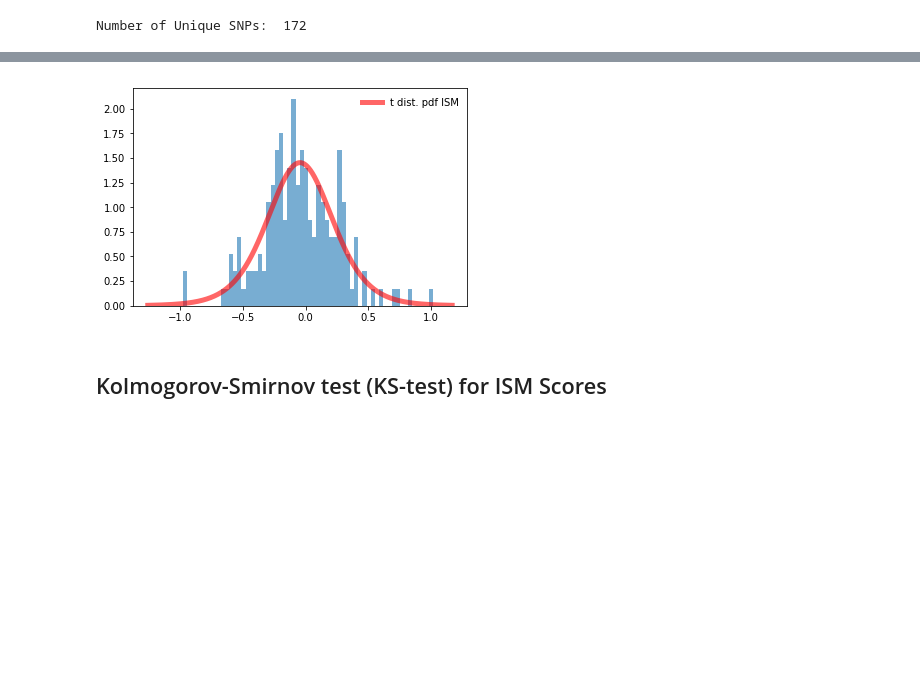
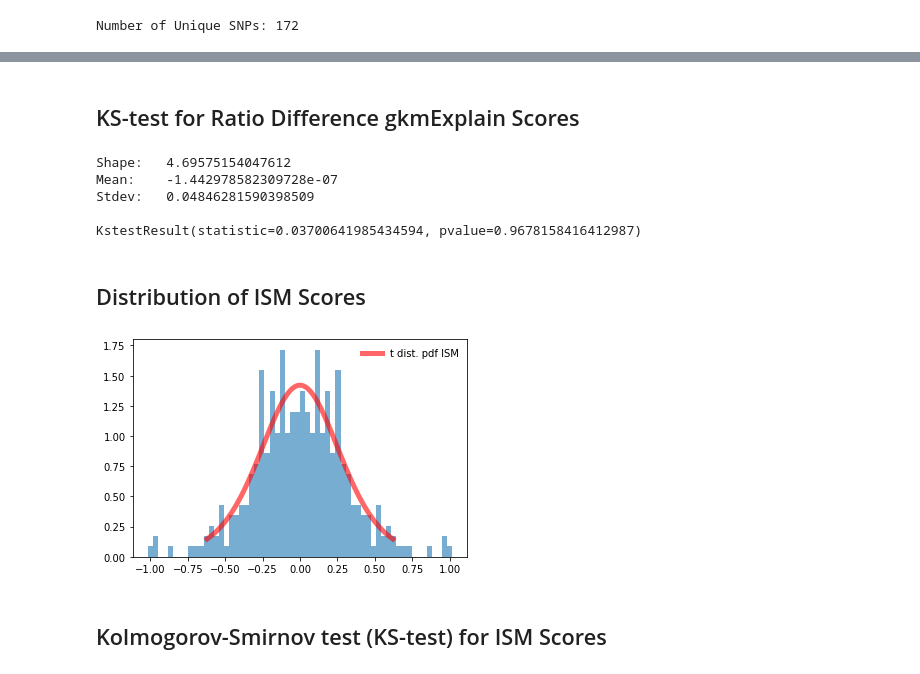
Before and after one commit to kundajelab/alzheimers_parkinsons, a Jupyter notebook: clusters_gkmsvm/notebooks/cluster17.ipynb, the cells around one changed output, grey strips where cells are left out. Cells and saved outputs as stored; diff of their text form; code cells hidden in the pictures; blank space fills up the shorter version.

Commit message:
Finished notebooks and SNP score tables with confidence values

```diff
--- a/clusters_gkmsvm/notebooks/cluster17.ipynb
+++ b/clusters_gkmsvm/notebooks/cluster17.ipynb
@@ -29,3 +34,3 @@ pd.set_option('display.max_columns', None)
 # %%
-cluster = '17'
+cluster_input = 17
 # %% [markdown]
@@ -167,0 +368,17 @@ Number of Unique SNPs:  172
+# %%
+true_diff_scores = snps.diff_score.tolist()
+true_diff_scores = [i for i in true_diff_scores if i != 'NAN']
+print()
+print('Number of SNPs with significant motifs:', len(true_diff_scores))
+oppo_diff_scores = [-1 * i for i in true_diff_scores]
+diff_scores = true_diff_scores + oppo_diff_scores
+diff_shape, diff_mean, diff_stdev = t.fit(diff_scores)
+fig, ax = plt.subplots(1, 1)
+diff_x = np.linspace(t.ppf(0.025, diff_shape, diff_mean, diff_stdev),
+                t.ppf(0.975, diff_shape, diff_mean, diff_stdev), 1000)
+ax.plot(diff_x, t.pdf(diff_x, diff_shape, diff_mean, diff_stdev), 'r-', lw=5,
+        alpha=0.6, label='t dist. pdf gkmExplain')
+ax.hist(diff_scores, density=True, histtype='stepfilled',
+        alpha=0.6, bins=60)
+ax.legend(loc='best', frameon=False)
+plt.show()
@@ -167,0 +405,17 @@ Number of Unique SNPs:  172
+# %%
+true_ratio_scores = snps.ratio_score.tolist()
+true_ratio_scores = [i for i in true_ratio_scores if i != 'NAN']
+print()
+print('Number of SNPs with significant motifs:', len(true_ratio_scores))
+oppo_ratio_scores = [-1 * i for i in true_ratio_scores]
+ratio_scores = true_ratio_scores + oppo_ratio_scores
+ratio_shape, ratio_mean, ratio_stdev = t.fit(ratio_scores)
+fig, ax = plt.subplots(1, 1)
+ratio_x = np.linspace(t.ppf(0.025, ratio_shape, ratio_mean, ratio_stdev),
+                t.ppf(0.975, ratio_shape, ratio_mean, ratio_stdev), 1000)
+ax.plot(ratio_x, t.pdf(ratio_x, ratio_shape, ratio_mean, ratio_stdev), 'r-', lw=5,
+        alpha=0.6, label='t dist. pdf gkmExplain')
+ax.hist(ratio_scores, density=True, histtype='stepfilled',
+        alpha=0.6, bins=60)
+ax.legend(loc='best', frameon=False)
+plt.show()
@@ -168,18 +425,36 @@ Number of Unique SNPs:  172
+# %% [markdown]
+## KS-test for Ratio Difference gkmExplain Scores
+# %%
+print()
+print('Shape:', '\t', ratio_shape)
+print('Mean:', '\t', ratio_mean)
+print('Stdev:', '\t', ratio_stdev)
+print()
+print(stats.kstest(ratio_scores, 't', args=[ratio_shape, ratio_mean, ratio_stdev]))
+# %% [output]
+Shape:   4.69575154047612
+Mean:    -1.442978582309728e-07
+Stdev:   0.04846281590398509
+
+KstestResult(statistic=0.03700641985434594, pvalue=0.9678158416412987)
+# %% [markdown]
+## Distribution of ISM Scores
 # %%
-from scipy.stats import *
-ism_scores = snps.ism_score.tolist()
+true_ism_scores = snps.ism_score.tolist()
+oppo_ism_scores = [-1 * i for i in true_ism_scores]
+ism_scores = true_ism_scores + oppo_ism_scores
 ism_shape, ism_mean, ism_stdev = t.fit(ism_scores)
 fig, ax = plt.subplots(1, 1)
-ism_x = np.linspace(t.ppf(0.001, ism_shape, ism_mean, ism_stdev),
-                t.ppf(0.999, ism_shape, ism_mean, ism_stdev), 1000)
+ism_x = np.linspace(t.ppf(0.025, ism_shape, ism_mean, ism_stdev),
+                t.ppf(0.975, ism_shape, ism_mean, ism_stdev), 1000)
 ax.plot(ism_x, t.pdf(ism_x, ism_shape, ism_mean, ism_stdev), 'r-', lw=5,
         alpha=0.6, label='t dist. pdf ISM')
 ax.hist(ism_scores, density=True, histtype='stepfilled',
         alpha=0.6, bins=60)
 ax.legend(loc='best', frameon=False)
 plt.show()
 # %% [output]
-[figure, old version]
+[figure, new version]
 # %% [markdown]
 ## Kolmogorov-Smirnov test (KS-test) for ISM Scores
 # %%
```
Also changed, not shown: parts of 37 cells of this notebook, 16 other files.
